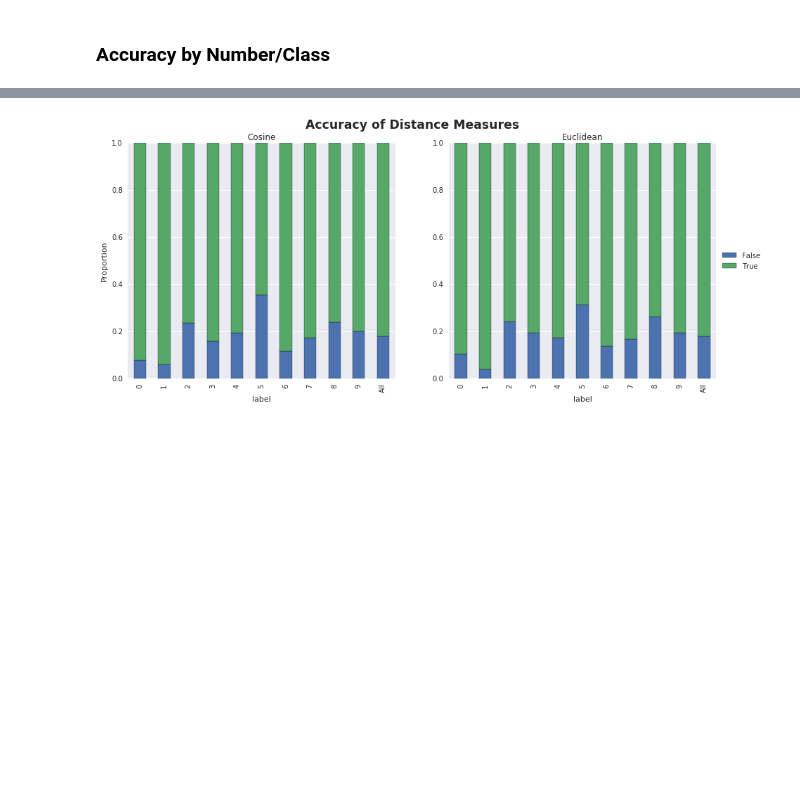
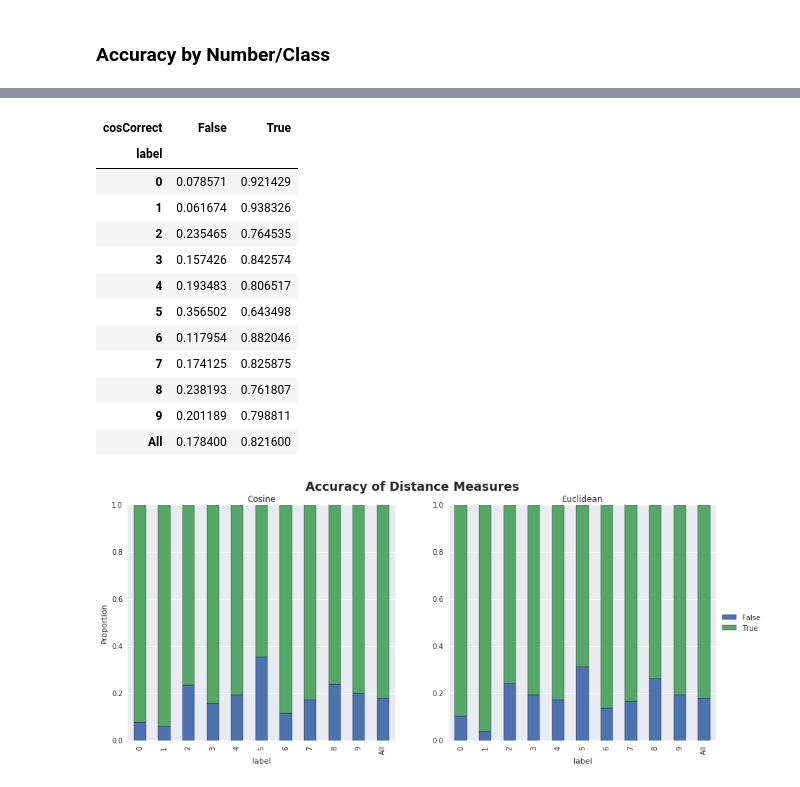
Before and after one commit to wwells/CUNY_DATA_602, a Jupyter notebook: FinalProject_MNIST/MNIST_Classifier_ww602_FP.ipynb, the cells around one changed output, grey strips where cells are left out. Drawn from its saved outputs; the diff is of its cells as text; code cells hidden in the pictures; blank space fills up the shorter version.

```diff
--- a/FinalProject_MNIST/MNIST_Classifier_ww602_FP.ipynb
+++ b/FinalProject_MNIST/MNIST_Classifier_ww602_FP.ipynb
@@ -362,3 +390,20 @@ cosCross = pd.crosstab(finaldf["label"], finaldf["cosCorrect"], margins=True, no
+# %%
+cosCross = pd.crosstab(finaldf["label"], finaldf["cosCorrect"], margins=True, normalize='index')
+cosCross
+# %% [output]
+| cosCorrect | False | True |
+| label |  |  |
+| 0 | 0.078571 | 0.921429 |
+| 1 | 0.061674 | 0.938326 |
+| 2 | 0.235465 | 0.764535 |
+| 3 | 0.157426 | 0.842574 |
+| 4 | 0.193483 | 0.806517 |
+| 5 | 0.356502 | 0.643498 |
+| 6 | 0.117954 | 0.882046 |
+| 7 | 0.174125 | 0.825875 |
+| 8 | 0.238193 | 0.761807 |
+| 9 | 0.201189 | 0.798811 |
+| All | 0.178400 | 0.821600 |
 # %%
 fig, axs = plt.subplots(1,2, figsize=(15, 6))
 cosCross.plot(kind="bar", stacked=True, ax=axs[0])
```
Also changed, not shown: parts of 18 cells of this notebook.
